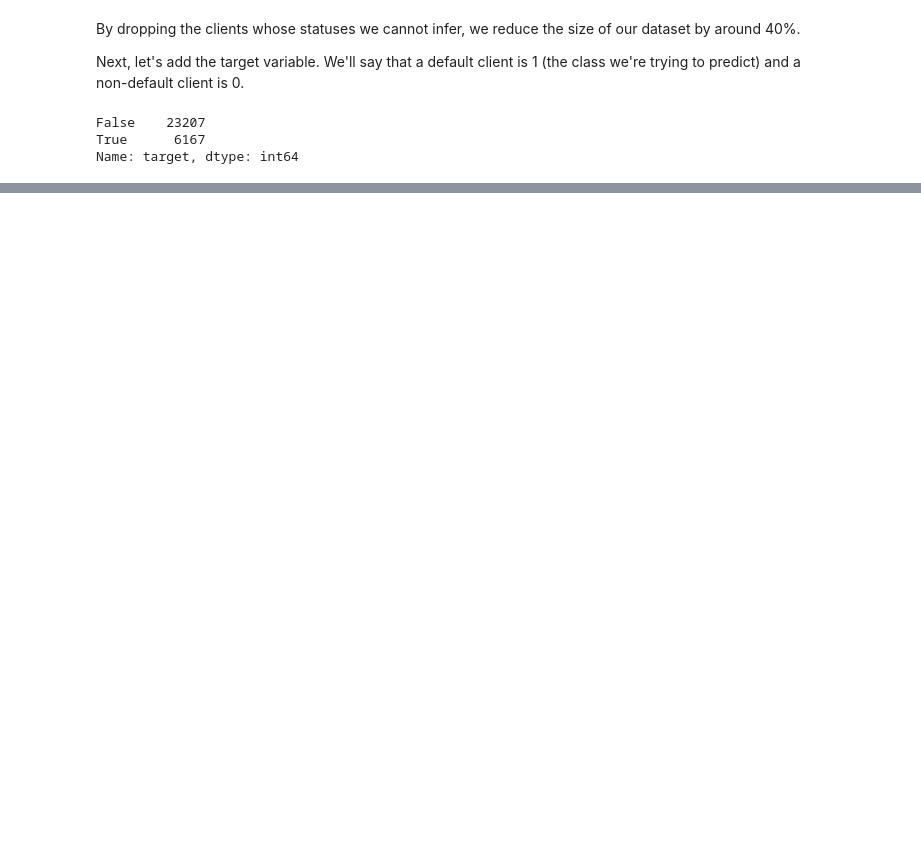
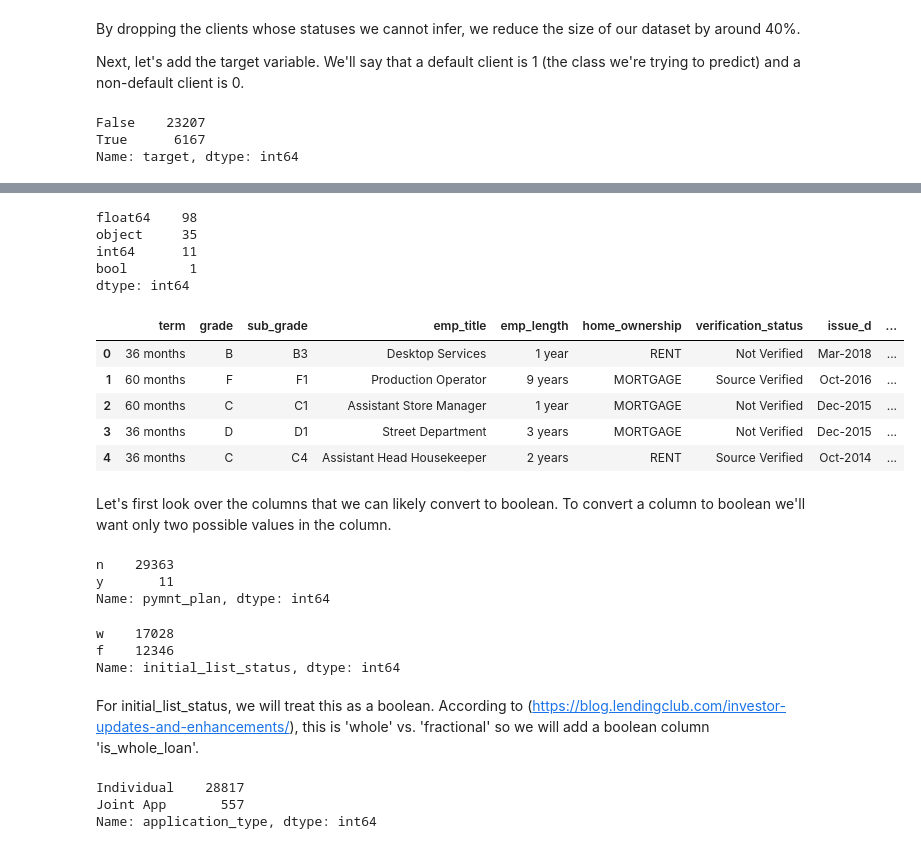
Before and after one commit to andmikey/lendingclub-analysis, a Jupyter notebook: notebooks/exploratory/190912-mandrejc-explore-data.ipynb, the cells around one changed output, grey strips where cells are left out. Drawn from its saved outputs; the diff is of its cells as text; code cells hidden in the pictures; blank space fills up the shorter version.

Commit message:
Pre-process dtypes

```diff
--- a/notebooks/exploratory/190912-mandrejc-explore-data.ipynb
+++ b/notebooks/exploratory/190912-mandrejc-explore-data.ipynb
@@ -118,0 +121,2 @@ Adding the target variable, we can see we have a class imbalance: roughly 4x as
+# %%
+df.drop(columns=["loan_status"], inplace = True)
@@ -118,0 +143,40 @@ Adding the target variable, we can see we have a class imbalance: roughly 4x as
+# %%
+df.dtypes.value_counts()
+# %% [output]
+float64    98
+object     35
+int64      11
+bool        1
+dtype: int64
+# %%
+pd.set_option('display.max_columns', 36)
+df.select_dtypes('object').head()
+# %% [output]
+|  | term | grade | sub_grade | emp_title | emp_length | home_ownership | verification_status | issue_d | ... |
+| 0 | 36 months | B | B3 | Desktop Services | 1 year | RENT | Not Verified | Mar-2018 | ... |
+| 1 | 60 months | F | F1 | Production Operator | 9 years | MORTGAGE | Source Verified | Oct-2016 | ... |
+| 2 | 60 months | C | C1 | Assistant Store Manager | 1 year | MORTGAGE | Not Verified | Dec-2015 | ... |
+| 3 | 36 months | D | D1 | Street Department | 3 years | MORTGAGE | Not Verified | Dec-2015 | ... |
+| 4 | 36 months | C | C4 | Assistant Head Housekeeper | 2 years | RENT | Source Verified | Oct-2014 | ... |
+# %% [markdown]
+Let's first look over the columns that we can likely convert to boolean. To convert a column to boolean we'll want only two possible values in the column.
+# %%
+df["pymnt_plan"].value_counts()
+# %% [output]
+n    29363
+y       11
+Name: pymnt_plan, dtype: int64
+# %%
+df["initial_list_status"].value_counts()
+# %% [output]
+w    17028
+f    12346
+Name: initial_list_status, dtype: int64
+# %% [markdown]
+For initial_list_status, we will treat this as a boolean. According to (https://blog.lendingclub.com/investor-updates-and-enhancements/), this is 'whole' vs. 'fractional' so we will add a boolean column 'is_whole_loan'.
+# %%
+df["application_type"].value_counts()
+# %% [output]
+Individual    28817
+Joint App       557
+Name: application_type, dtype: int64
```
Also changed, not shown: parts of 33 cells of this notebook.
